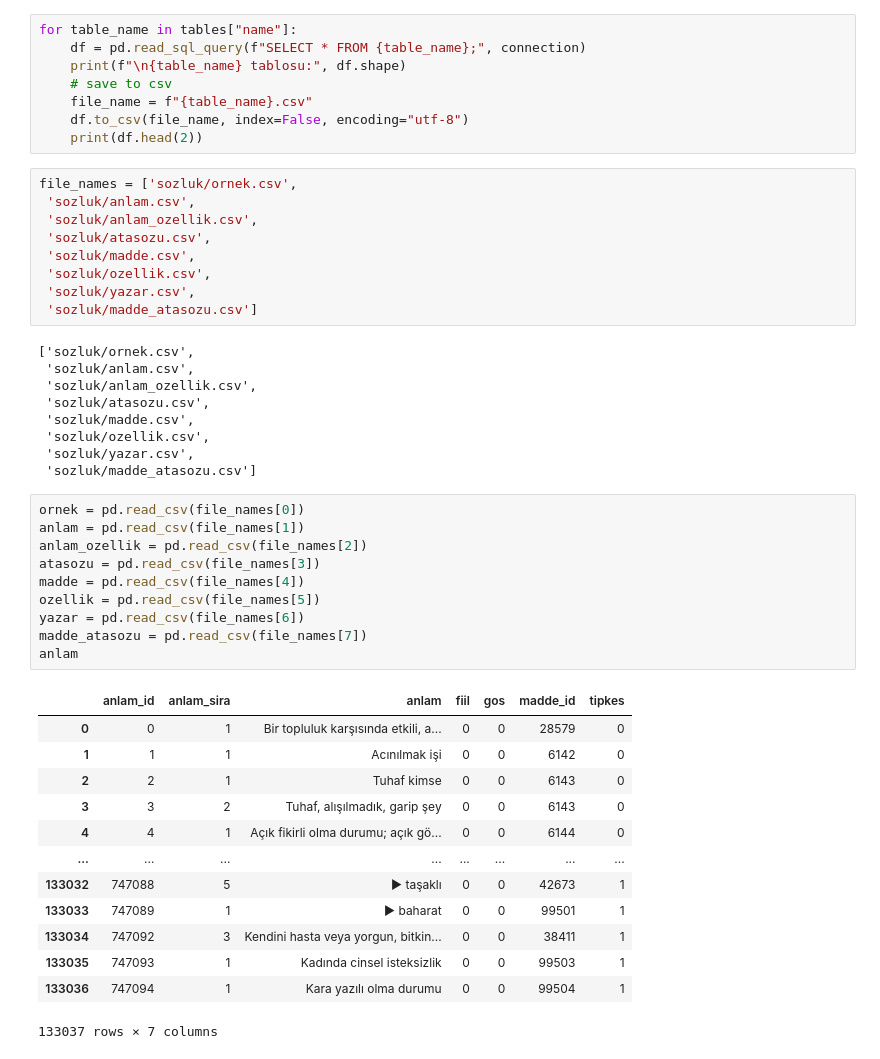
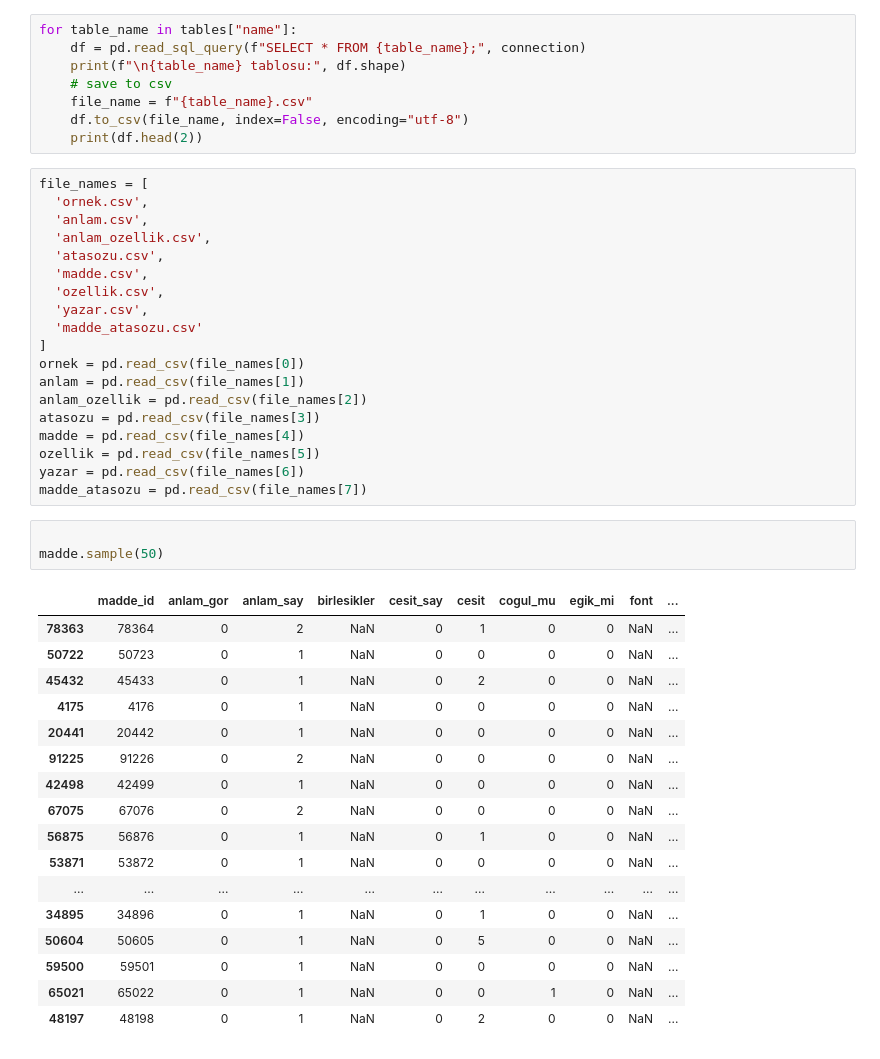
Before and after one commit to malibayram/turkce_kokler, a Jupyter notebook: sozluk/sozluk.ipynb, the cells around one changed output. Cells and saved outputs as stored; diff of their text form.

```diff
--- a/sozluk/sozluk.ipynb
+++ b/sozluk/sozluk.ipynb
@@ -49,25 +49,17 @@ for table_name in tables["name"]:
     file_name = f"{table_name}.csv"
     df.to_csv(file_name, index=False, encoding="utf-8")
     print(df.head(2))
-# %%
-file_names = ['sozluk/ornek.csv',
- 'sozluk/anlam.csv',
- 'sozluk/anlam_ozellik.csv',
- 'sozluk/atasozu.csv',
- 'sozluk/madde.csv',
- 'sozluk/ozellik.csv',
- 'sozluk/yazar.csv',
- 'sozluk/madde_atasozu.csv']
-# %% [output]
-['sozluk/ornek.csv',
- 'sozluk/anlam.csv',
- 'sozluk/anlam_ozellik.csv',
- 'sozluk/atasozu.csv',
- 'sozluk/madde.csv',
- 'sozluk/ozellik.csv',
- 'sozluk/yazar.csv',
- 'sozluk/madde_atasozu.csv']
 # %%
+file_names = [
+  'ornek.csv',
+  'anlam.csv',
+  'anlam_ozellik.csv',
+  'atasozu.csv',
+  'madde.csv',
+  'ozellik.csv',
+  'yazar.csv',
+  'madde_atasozu.csv'
+]
 ornek = pd.read_csv(file_names[0])
 anlam = pd.read_csv(file_names[1])
 anlam_ozellik = pd.read_csv(file_names[2])
@@ -76,18 +68,24 @@ madde = pd.read_csv(file_names[4])
 ozellik = pd.read_csv(file_names[5])
 yazar = pd.read_csv(file_names[6])
 madde_atasozu = pd.read_csv(file_names[7])
-anlam
-# %% [output]
-|  | anlam_id | anlam_sira | anlam | fiil | gos | madde_id | tipkes |
-| 0 | 0 | 1 | Bir topluluk karşısında etkili, a... | 0 | 0 | 28579 | 0 |
-| 1 | 1 | 1 | Acınılmak işi | 0 | 0 | 6142 | 0 |
-| 2 | 2 | 1 | Tuhaf kimse | 0 | 0 | 6143 | 0 |
-| 3 | 3 | 2 | Tuhaf, alışılmadık, garip şey | 0 | 0 | 6143 | 0 |
-| 4 | 4 | 1 | Açık fikirli olma durumu; açık gö... | 0 | 0 | 6144 | 0 |
-| ... | ... | ... | ... | ... | ... | ... | ... |
-| 133032 | 747088 | 5 | ► taşaklı | 0 | 0 | 42673 | 1 |
-| 133033 | 747089 | 1 | ► baharat | 0 | 0 | 99501 | 1 |
-| 133034 | 747092 | 3 | Kendini hasta veya yorgun, bitkin... | 0 | 0 | 38411 | 1 |
-| 133035 | 747093 | 1 | Kadında cinsel isteksizlik | 0 | 0 | 99503 | 1 |
-| 133036 | 747094 | 1 | Kara yazılı olma durumu | 0 | 0 | 99504 | 1 |
-133037 rows × 7 columns
+# %%
+
+madde.sample(50)
+# %% [output]
+|  | madde_id | anlam_gor | anlam_say | birlesikler | cesit_say | cesit | cogul_mu | egik_mi | font | ... |
+| 78363 | 78364 | 0 | 2 | NaN | 0 | 1 | 0 | 0 | NaN | ... |
+| 50722 | 50723 | 0 | 1 | NaN | 0 | 0 | 0 | 0 | NaN | ... |
+| 45432 | 45433 | 0 | 1 | NaN | 0 | 2 | 0 | 0 | NaN | ... |
+| 4175 | 4176 | 0 | 1 | NaN | 0 | 0 | 0 | 0 | NaN | ... |
+| 20441 | 20442 | 0 | 1 | NaN | 0 | 0 | 0 | 0 | NaN | ... |
+| 91225 | 91226 | 0 | 2 | NaN | 0 | 0 | 0 | 0 | NaN | ... |
+| 42498 | 42499 | 0 | 1 | NaN | 0 | 0 | 0 | 0 | NaN | ... |
+| 67075 | 67076 | 0 | 2 | NaN | 0 | 0 | 0 | 0 | NaN | ... |
+| 56875 | 56876 | 0 | 1 | NaN | 0 | 1 | 0 | 0 | NaN | ... |
+| 53871 | 53872 | 0 | 1 | NaN | 0 | 0 | 0 | 0 | NaN | ... |
+| ... | ... | ... | ... | ... | ... | ... | ... | ... | ... | ... |
+| 34895 | 34896 | 0 | 1 | NaN | 0 | 1 | 0 | 0 | NaN | ... |
+| 50604 | 50605 | 0 | 1 | NaN | 0 | 5 | 0 | 0 | NaN | ... |
+| 59500 | 59501 | 0 | 1 | NaN | 0 | 0 | 0 | 0 | NaN | ... |
+| 65021 | 65022 | 0 | 1 | NaN | 0 | 0 | 1 | 0 | NaN | ... |
+| 48197 | 48198 | 0 | 1 | NaN | 0 | 2 | 0 | 0 | NaN | ... |
```
Also changed, not shown: parts of 7 cells of this notebook, 11 other files.
